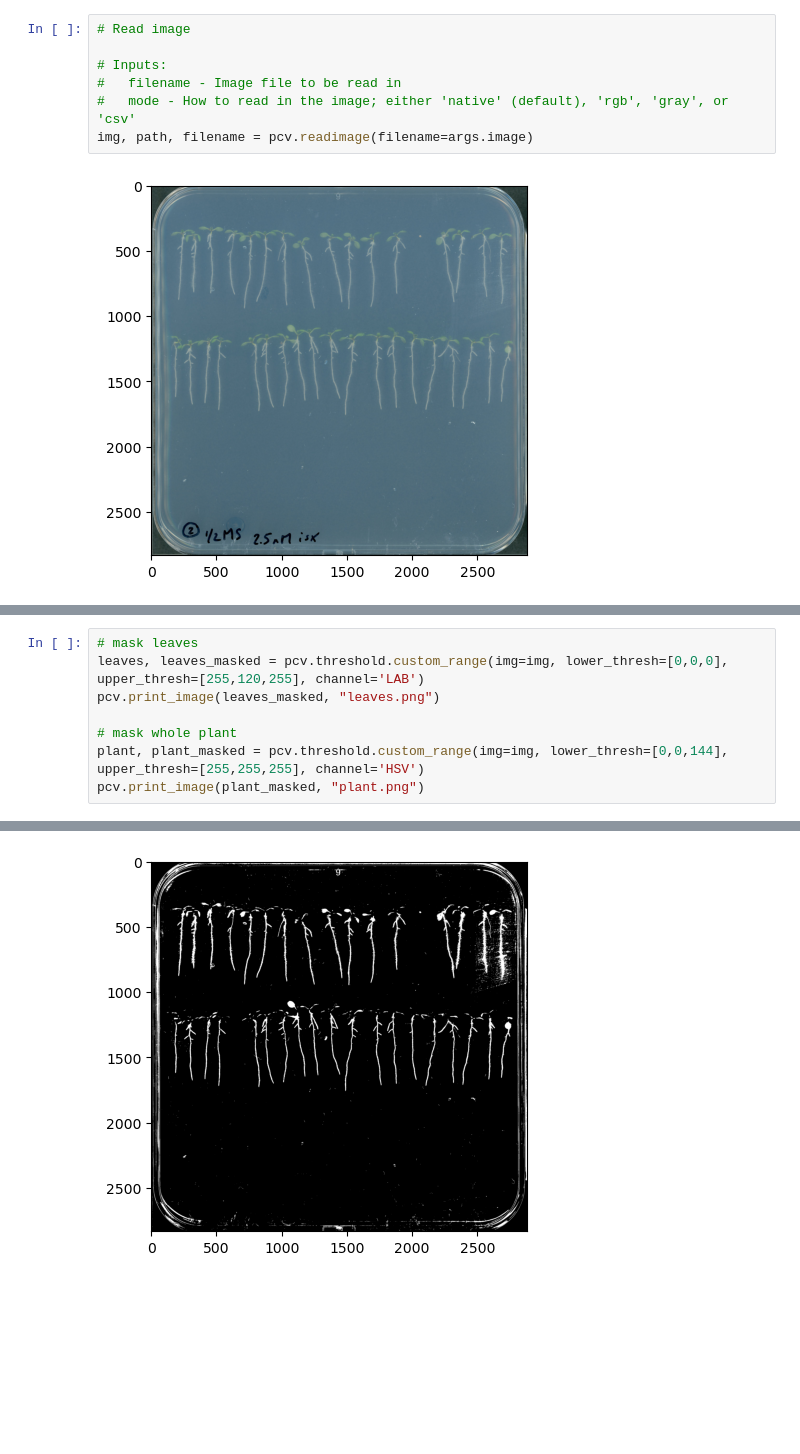
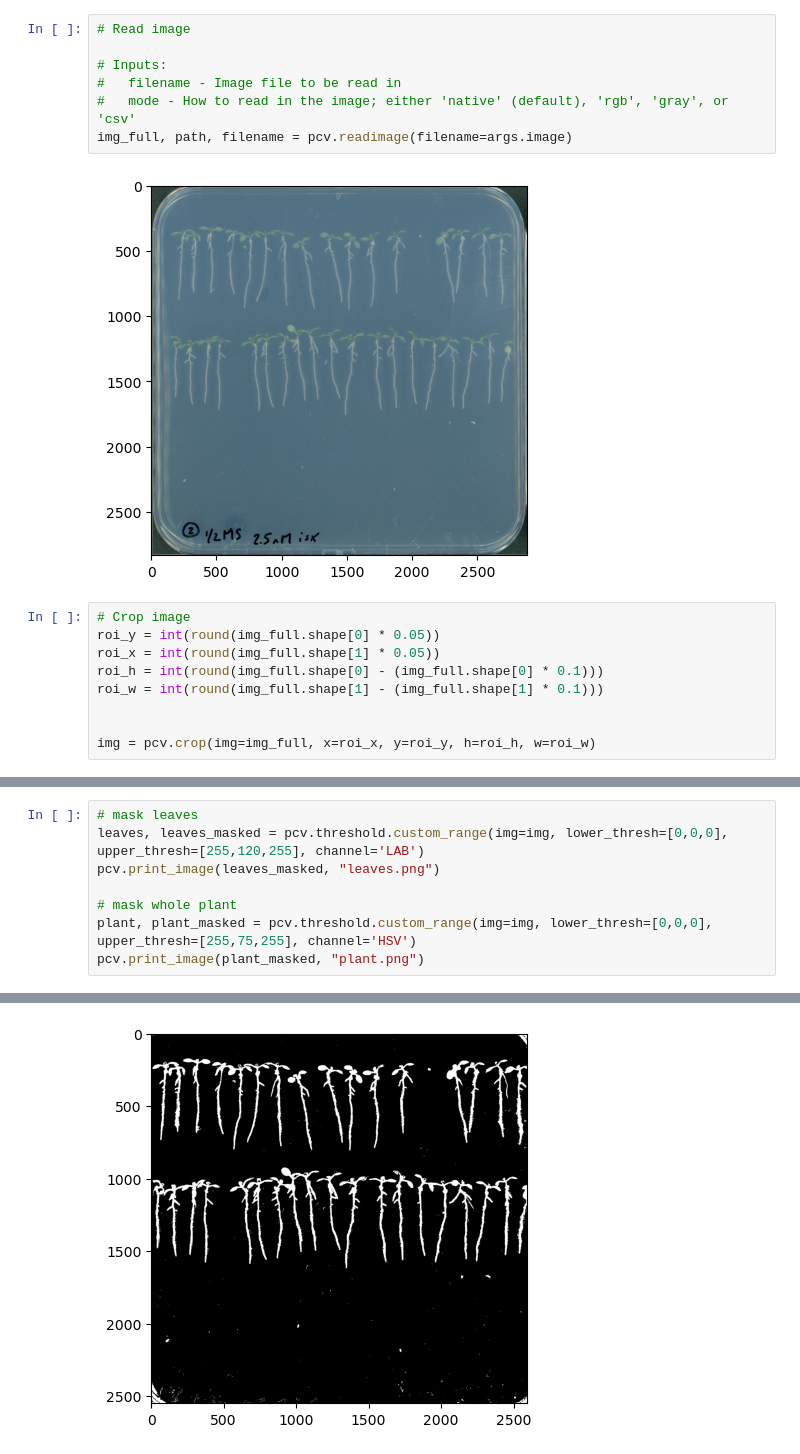
Before and after one commit to leonardblaschek/plantcv_seedlings, a Jupyter notebook: 2022-10-20_trial.ipynb, the cells around one changed output, grey strips where cells are left out. Saved outputs shown, nothing was run; the diff lists cells and outputs as text; blank space fills up the shorter version.

```diff
--- a/2022-10-20_trial.ipynb
+++ b/2022-10-20_trial.ipynb
@@ -28,6 +38,15 @@ pcv.params.debug = args.debug
 # Inputs:
 #   filename - Image file to be read in
 #   mode - How to read in the image; either 'native' (default), 'rgb', 'gray', or 'csv'
-img, path, filename = pcv.readimage(filename=args.image)
+img_full, path, filename = pcv.readimage(filename=args.image)
 # %% [output]
 [figure]
+# %%
+# Crop image
+roi_y = int(round(img_full.shape[0] * 0.05))
+roi_x = int(round(img_full.shape[1] * 0.05))
+roi_h = int(round(img_full.shape[0] - (img_full.shape[0] * 0.1)))
+roi_w = int(round(img_full.shape[1] - (img_full.shape[1] * 0.1)))
+
+
+img = pcv.crop(img=img_full, x=roi_x, y=roi_y, h=roi_h, w=roi_w)
@@ -49,6 +79,6 @@ leaves, leaves_masked = pcv.threshold.custom_range(img=img, lower_thresh=[0,0,0]
 pcv.print_image(leaves_masked, "leaves.png")
 
 # mask whole plant
-plant, plant_masked = pcv.threshold.custom_range(img=img, lower_thresh=[0,0,144], upper_thresh=[255,255,255], channel='HSV')
+plant, plant_masked = pcv.threshold.custom_range(img=img, lower_thresh=[0,0,0], upper_thresh=[255,75,255], channel='HSV')
 pcv.print_image(plant_masked, "plant.png")
 # %% [output]
@@ -58,4 +88,4 @@ pcv.print_image(plant_masked, "plant.png")
-[figure, old version]
+[figure, new version]
 # %%
 # subtract leaves from plant
 root_raw = pcv.image_subtract(plant, leaves)
```
Also changed, not shown: parts of 19 cells of this notebook.
